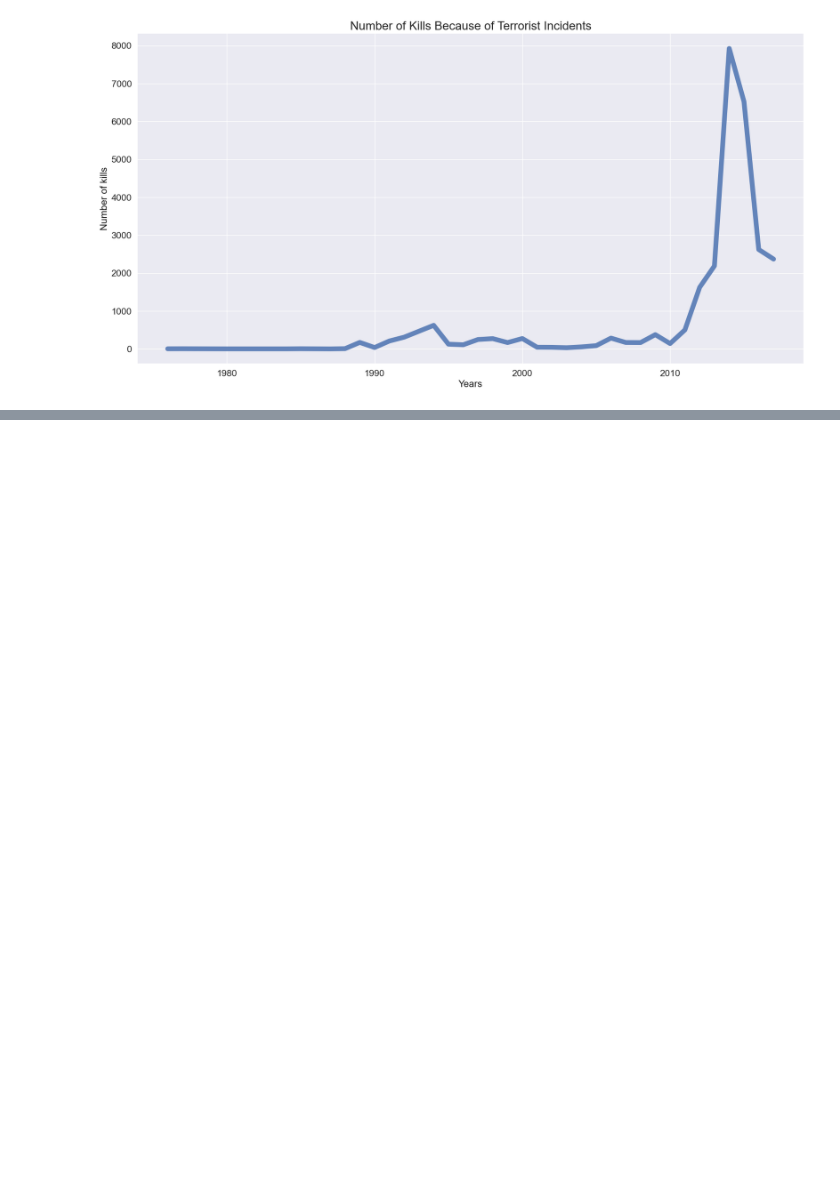
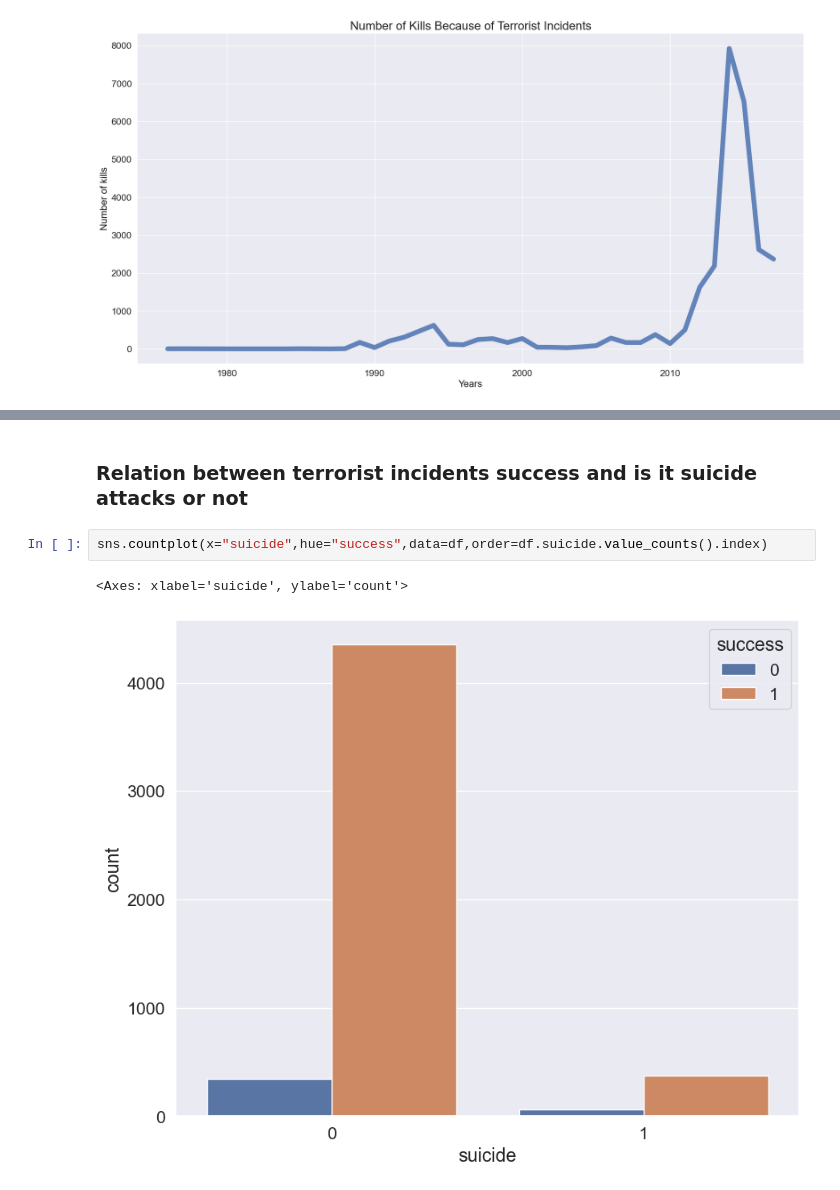
Before and after one commit to baafbass/Casptone_Project_For_SDG, a Jupyter notebook: Terrorism_attack.ipynb, the cells around one changed output, grey strips where cells are left out. Drawn from its saved outputs; the diff is of its cells as text; blank space fills up the shorter version.

```diff
--- a/Terrorism_attack.ipynb
+++ b/Terrorism_attack.ipynb
@@ -314,0 +313,7 @@ plt.show()
+# %% [markdown]
+### Relation between terrorist incidents success and is it suicide attacks or not
+# %%
+sns.countplot(x="suicide",hue="success",data=df,order=df.suicide.value_counts().index)
+# %% [output]
+<Axes: xlabel='suicide', ylabel='count'>
+[figure, added]
```
Also changed, not shown: parts of 81 cells of this notebook.
